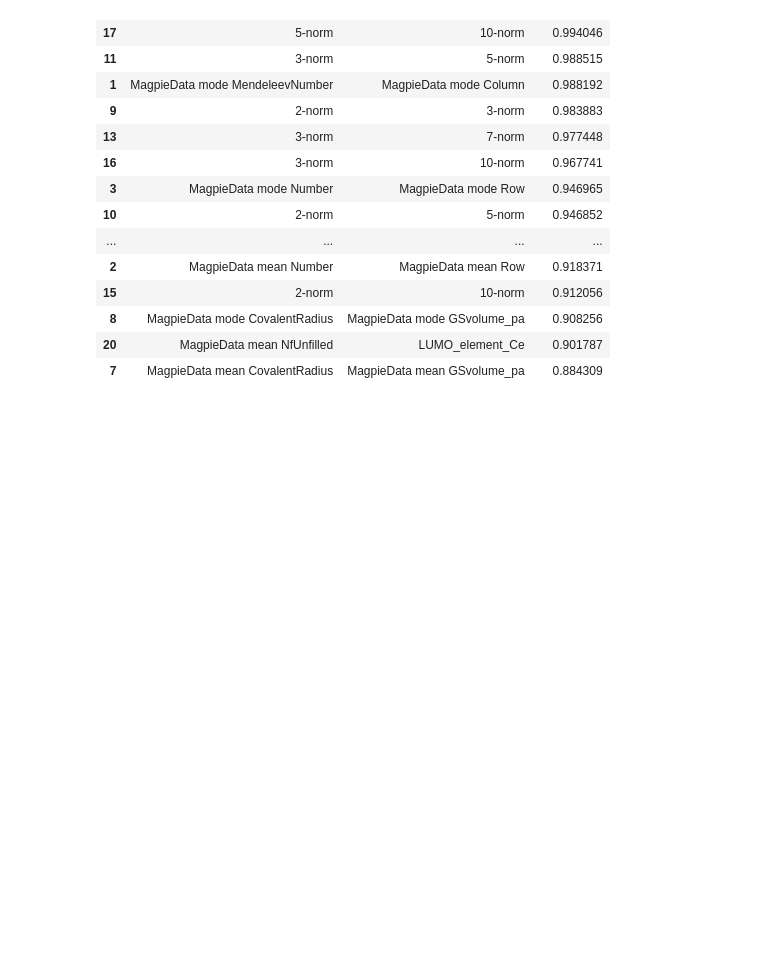
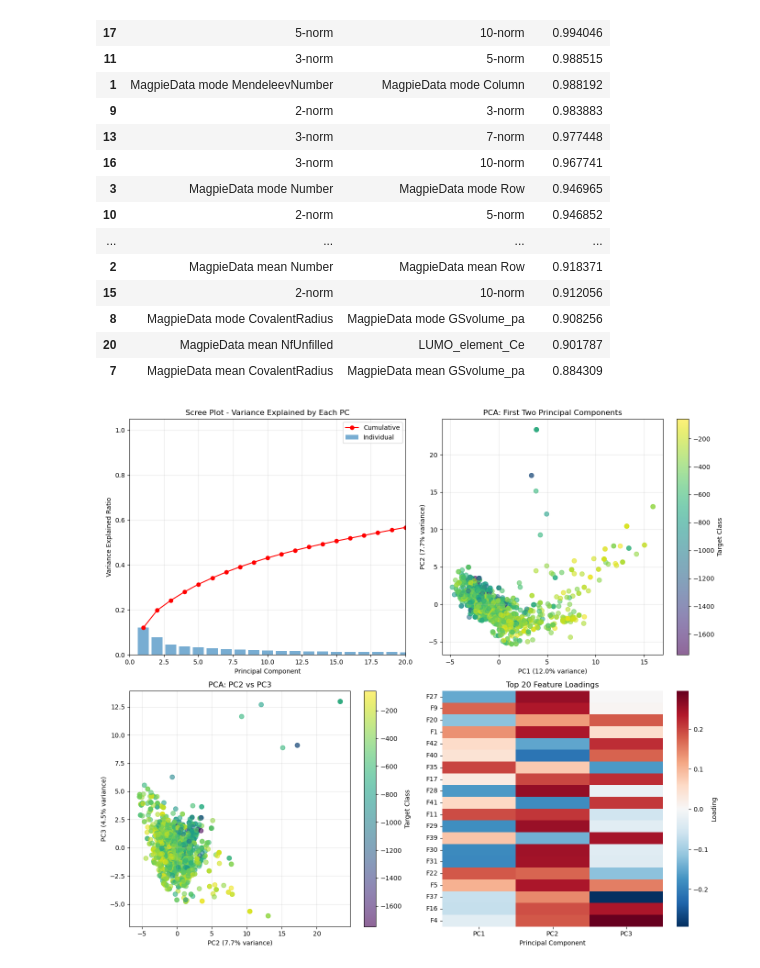
Before and after one commit to hlzh00/MSE1065-OCP-Project, a Jupyter notebook: 2_clean_data.ipynb, the cells around one changed output. Cells and saved outputs as stored; diff of their text form; code cells hidden in the pictures; blank space fills up the shorter version.

```diff
--- a/2_clean_data.ipynb
+++ b/2_clean_data.ipynb
@@ -282,3 +282,77 @@ get_corr_mat(encoded_train_h_X_clean, True, 0.85)
 | 8 | MagpieData mode CovalentRadius | MagpieData mode GSvolume_pa | 0.908256 |
 | 20 | MagpieData mean NfUnfilled | LUMO_element_Ce | 0.901787 |
 | 7 | MagpieData mean CovalentRadius | MagpieData mean GSvolume_pa | 0.884309 |
+# %%
+# create a PCA plot
+from sklearn.decomposition import PCA
+from sklearn.preprocessing import StandardScaler
+
+X = encoded_train_h_X_clean.values
+y = train_h_y.values
+
+# Standardize features (important for PCA!)
+scaler = StandardScaler()
+X_scaled = scaler.fit_transform(X)
+
+# Fit PCA
+pca = PCA()
+X_pca = pca.fit_transform(X_scaled)
+
+# Create visualizations
+fig, axes = plt.subplots(2, 2, figsize=(14, 12))
+
+# 1. Scree plot - variance explained
+ax1 = axes[0, 0]
+variance_ratio = pca.explained_variance_ratio_
+cumulative_variance = np.cumsum(variance_ratio)
+ax1.bar(range(1, len(variance_ratio) + 1), variance_ratio, alpha=0.6, label='Individual')
+ax1.plot(range(1, len(variance_ratio) + 1), cumulative_variance, 'ro-', label='Cumulative')
+ax1.set_xlabel('Principal Component')
+ax1.set_ylabel('Variance Explained Ratio')
+ax1.set_title('Scree Plot - Variance Explained by Each PC')
+ax1.legend()
+ax1.set_xlim(0, 20)  # Show first 20 components
+ax1.grid(True, alpha=0.3)
+
+# 2. 2D scatter plot (PC1 vs PC2)
+ax2 = axes[0, 1]
+scatter = ax2.scatter(X_pca[:, 0], X_pca[:, 1], c=y, cmap='viridis', alpha=0.6, s=50)
+ax2.set_xlabel(f'PC1 ({variance_ratio[0]:.1%} variance)')
+ax2.set_ylabel(f'PC2 ({variance_ratio[1]:.1%} variance)')
+ax2.set_title('PCA: First Two Principal Components')
+plt.colorbar(scatter, ax=ax2, label='Target Class')
+ax2.grid(True, alpha=0.3)
+
+# 3. 2D scatter plot (PC2 vs PC3)
+ax3 = axes[1, 0]
+scatter2 = ax3.scatter(X_pca[:, 1], X_pca[:, 2], c=y, cmap='viridis', alpha=0.6, s=50)
+ax3.set_xlabel(f'PC2 ({variance_ratio[1]:.1%} variance)')
+ax3.set_ylabel(f'PC3 ({variance_ratio[2]:.1%} variance)')
+ax3.set_title('PCA: PC2 vs PC3')
+plt.colorbar(scatter2, ax=ax3, label='Target Class')
+ax3.grid(True, alpha=0.3)
+
+# 4. Feature loadings heatmap for first 3 PCs
+ax4 = axes[1, 1]
+# Show top 20 features by absolute loading
+n_features_to_show = 20
+loadings = pca.components_[:3, :]  # First 3 PCs
+top_features = np.argsort(np.abs(loadings).sum(axis=0))[-n_features_to_show:]
+sns.heatmap(loadings[:, top_features].T, cmap='RdBu_r', center=0,
+            ax=ax4, cbar_kws={'label': 'Loading'},
+            yticklabels=[f'F{i}' for i in top_features],
+            xticklabels=['PC1', 'PC2', 'PC3'])
+ax4.set_title(f'Top {n_features_to_show} Feature Loadings')
+ax4.set_xlabel('Principal Component')
+
+plt.tight_layout()
+plt.show()
+
+# Print summary statistics
+print(f"Total variance explained by first 3 PCs: {cumulative_variance[2]:.2%}")
+print(f"Number of PCs needed for 95% variance: {np.argmax(cumulative_variance >= 0.95) + 1}")
+print(f"\nVariance per PC (first 10):")
+for i in range(min(10, len(variance_ratio))):
+    print(f"  PC{i+1}: {variance_ratio[i]:.2%}")
+# %% [output]
+[figure, added]
```
Also changed, not shown: parts of 1 cell of this notebook, 2 other files.
